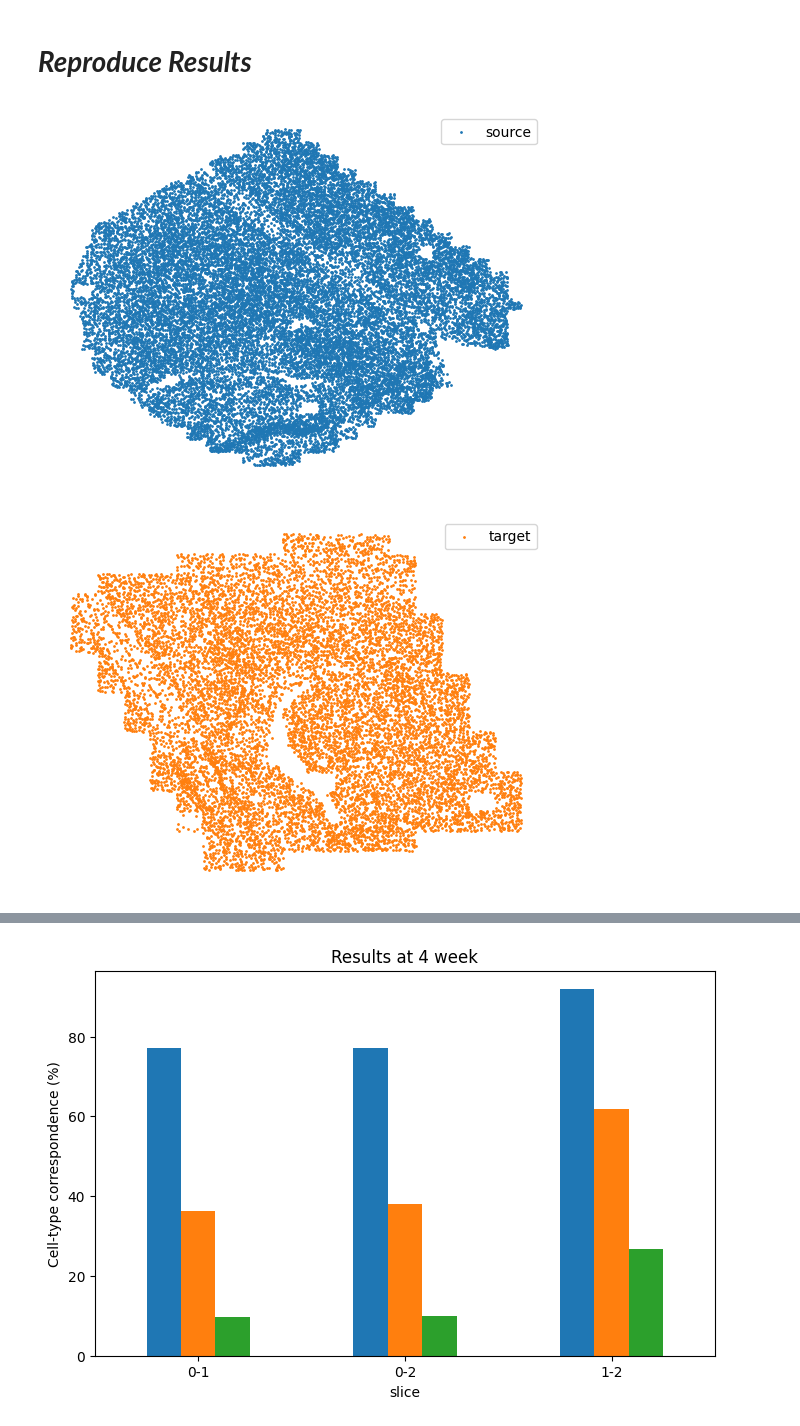
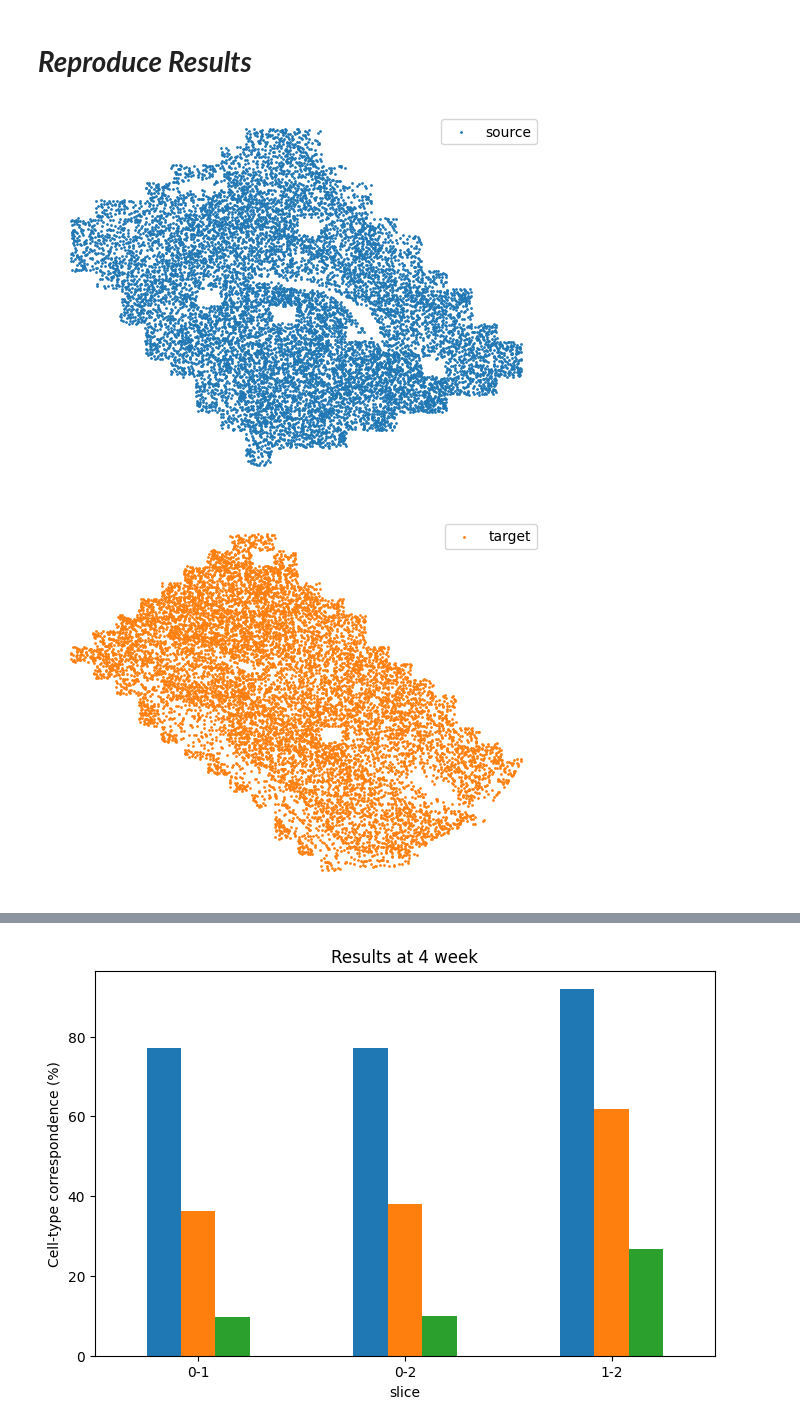
Before and after one commit to anupbhowmik/promt, a Jupyter notebook: alignment_performance_metric.ipynb, the cells around one changed output, grey strips where cells are left out. Drawn from its saved outputs; the diff is of its cells as text; code cells hidden in the pictures.

```diff
--- a/alignment_performance_metric.ipynb
+++ b/alignment_performance_metric.ipynb
@@ -494,13 +494,13 @@ def plot_results():
 # ***Reproduce Results***
 # %%
 data_dir = "./data/Mouse_brain_MERFISH/"
-data1="adata4wk_donor_id_1_slice_0"
-data2="adata4wk_donor_id_4_slice_2"
+data1="adata4wk_donor_id_4_slice_1"
+data2="adata24wk_donor_id_10_slice_1"
 
 sliceA, sliceB = load_data(data_dir, data1, data2)
 # %% [output]
-[figure, old version]
+[figure, new version]
-[figure, old version]
+[figure, new version]
 # %%
 
 # methods = ['promt', 'paste', 'stalign']
```
Also changed, not shown: parts of 3 cells of this notebook, 5 other files.
